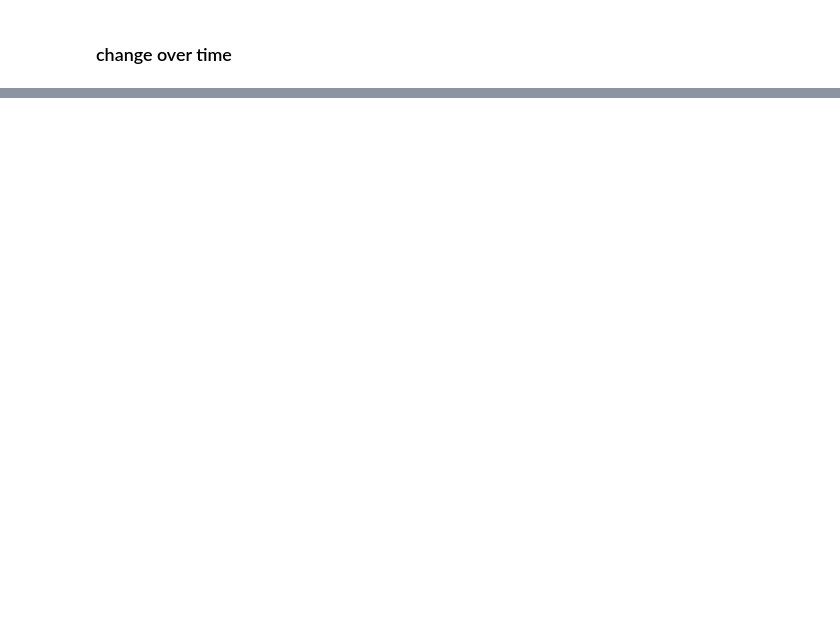
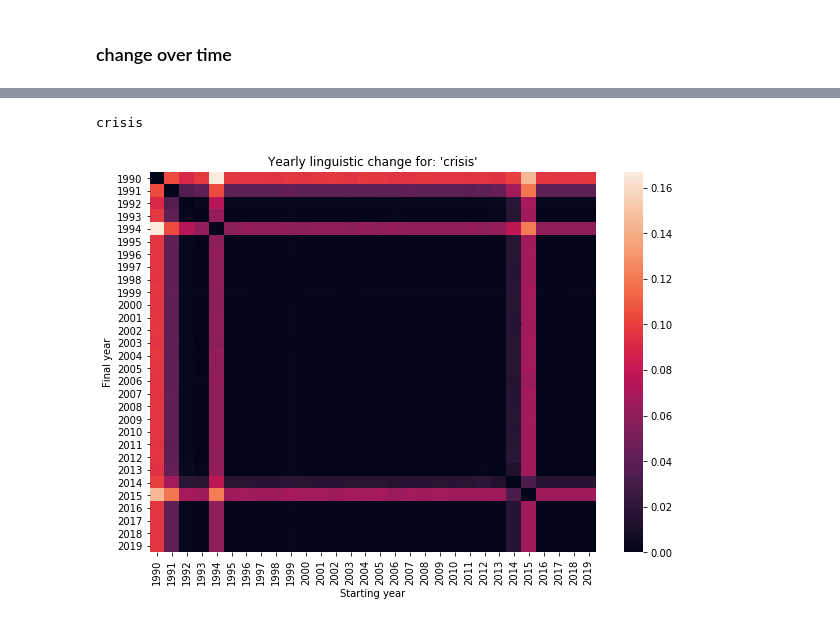
Before and after one commit to rachel-ker/refugeediscourse, a Jupyter notebook: analysis_template.ipynb, the cells around one changed output, grey strips where cells are left out. Drawn from its saved outputs; the diff is of its cells as text; code cells hidden in the pictures; blank space fills up the shorter version.

```diff
--- a/analysis_template.ipynb
+++ b/analysis_template.ipynb
@@ -1258,3 +1267,8 @@ plot_divergence('border', data_comparedEmbeddings)
+# %%
+plot_divergence('crisis', data_comparedEmbeddings)
+# %% [output]
+crisis
+[figure, added]
 # %%
 def findDivergence(word, embeddingsDict):
     cats = sorted(set(embeddingsDict.keys()))
```
Also changed, not shown: parts of 13 cells of this notebook.
